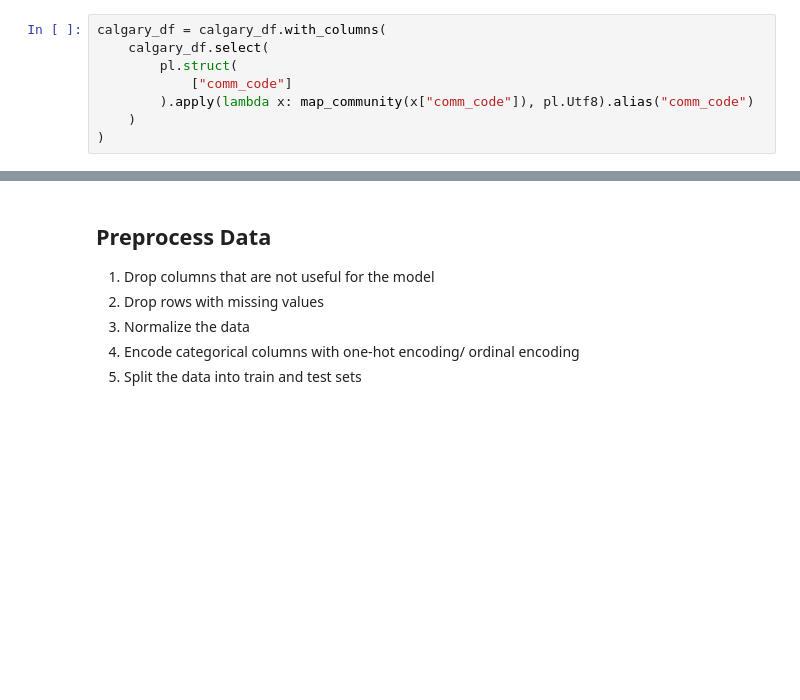
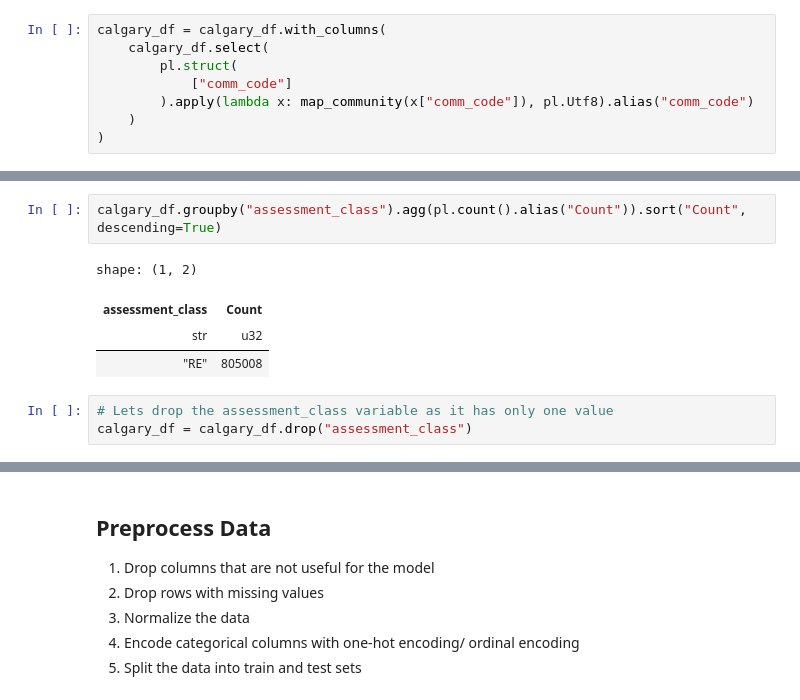
Before and after one commit to sharyar/automatic-potato, a Jupyter notebook: 01_calgary_dataset.ipynb, the cells around one changed output, grey strips where cells are left out. Saved outputs shown, nothing was run; the diff lists cells and outputs as text; blank space fills up the shorter version.

```diff
--- a/01_calgary_dataset.ipynb
+++ b/01_calgary_dataset.ipynb
@@ -215,0 +233,10 @@ calgary_df = calgary_df.groupby("comm_code").agg(pl.count().alias("Count")).sort
+# %%
+calgary_df.groupby("assessment_class").agg(pl.count().alias("Count")).sort("Count", descending=True)
+# %% [output]
+shape: (1, 2)
+| assessment_class | Count |
+| str | u32 |
+| "RE" | 805008 |
+# %%
+# Lets drop the assessment_class variable as it has only one value
+calgary_df = calgary_df.drop("assessment_class")
```
Also changed, not shown: parts of 9 cells of this notebook, 5 other files.
